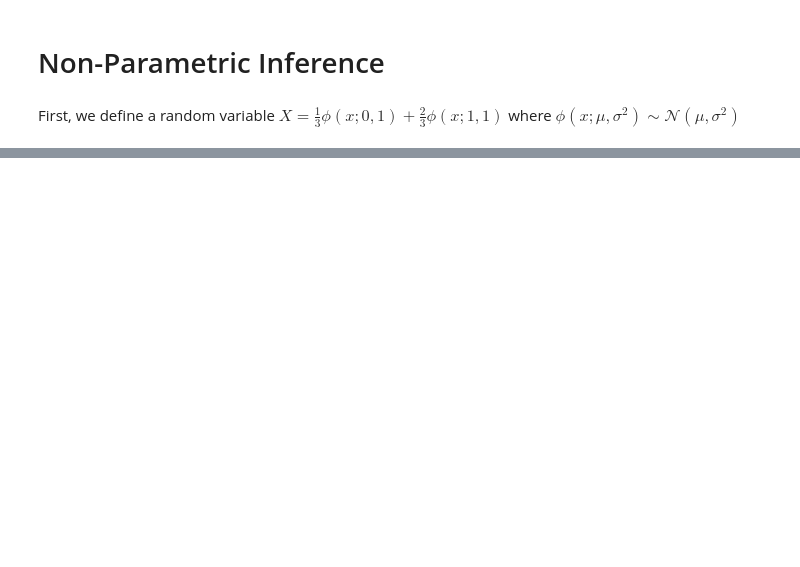
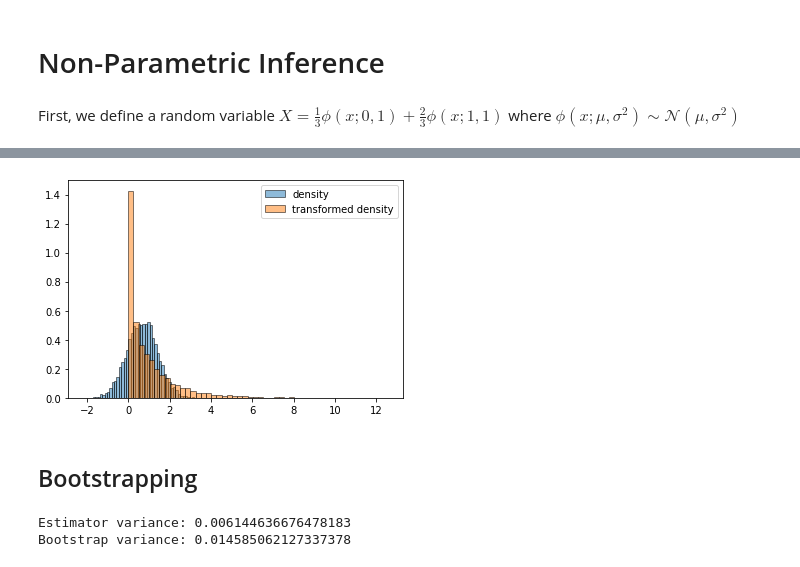
Before and after one commit to olokobayusuf/uncertainty-quant, a Jupyter notebook: inference.ipynb, the cells around one changed output, grey strips where cells are left out. Drawn from its saved outputs; the diff is of its cells as text; code cells hidden in the pictures; blank space fills up the shorter version.

```diff
--- a/inference.ipynb
+++ b/inference.ipynb
@@ -31,0 +61,37 @@ from scipy.stats import gaussian_kde
+# %%
+# Transform
+Y = X ** 2
+
+# Plot
+plt.hist(X, bins=BINS, density=True, edgecolor="black", alpha=0.5, label="density")
+plt.hist(Y, bins=BINS, density=True, edgecolor="black", alpha=0.5, label="transformed density")
+plt.legend(loc="upper right")
+plt.show()
+# %% [output]
+[figure, added]
+# %% [markdown]
+## Bootstrapping
+# %%
+from numpy import array, std, zeros
+
+# Define sampler
+def sample_estimator (count=100):
+    return normal(loc=1., scale=1., size=count)
+
+# Compute sample variance directly
+sample_means = array([sample_estimator().mean() for i in range(10)])
+sample_variance = std(sample_means) ** 2
+print(f"Estimator variance: {sample_variance}")
+
+# Now compute with the bootstrap method
+bootstrap_means = zeros(10,)
+for i in range(bootstrap_means.shape[0]):
+    samples = sample_estimator()
+    sample_mean = samples.mean()
+    bootstrap_means[i] = sample_mean
+
+bootstrap_variance = std(bootstrap_means) ** 2
+print(f"Bootstrap variance: {bootstrap_variance}")
+# %% [output]
+Estimator variance: 0.006144636676478183
+Bootstrap variance: 0.014585062127337378
```
Also changed, not shown: parts of 5 cells of this notebook, 1 other file.
